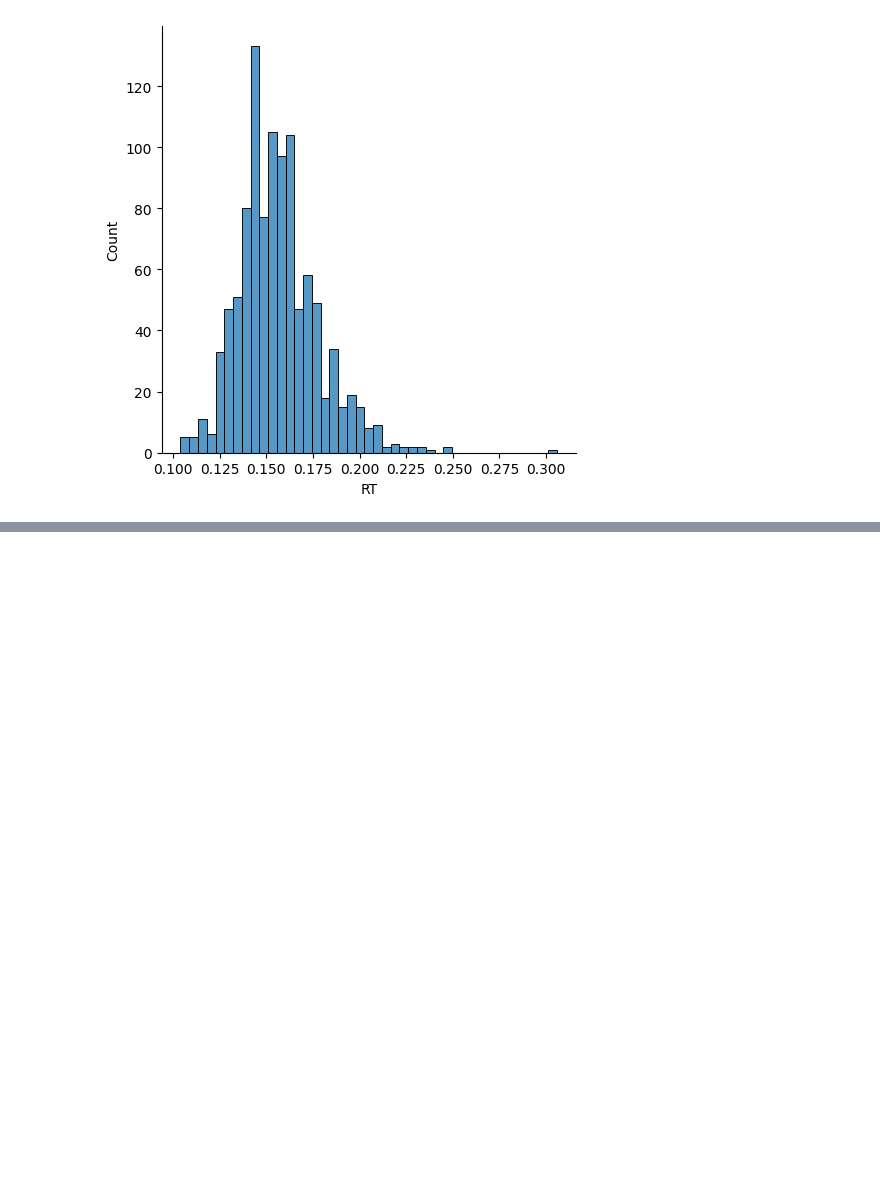
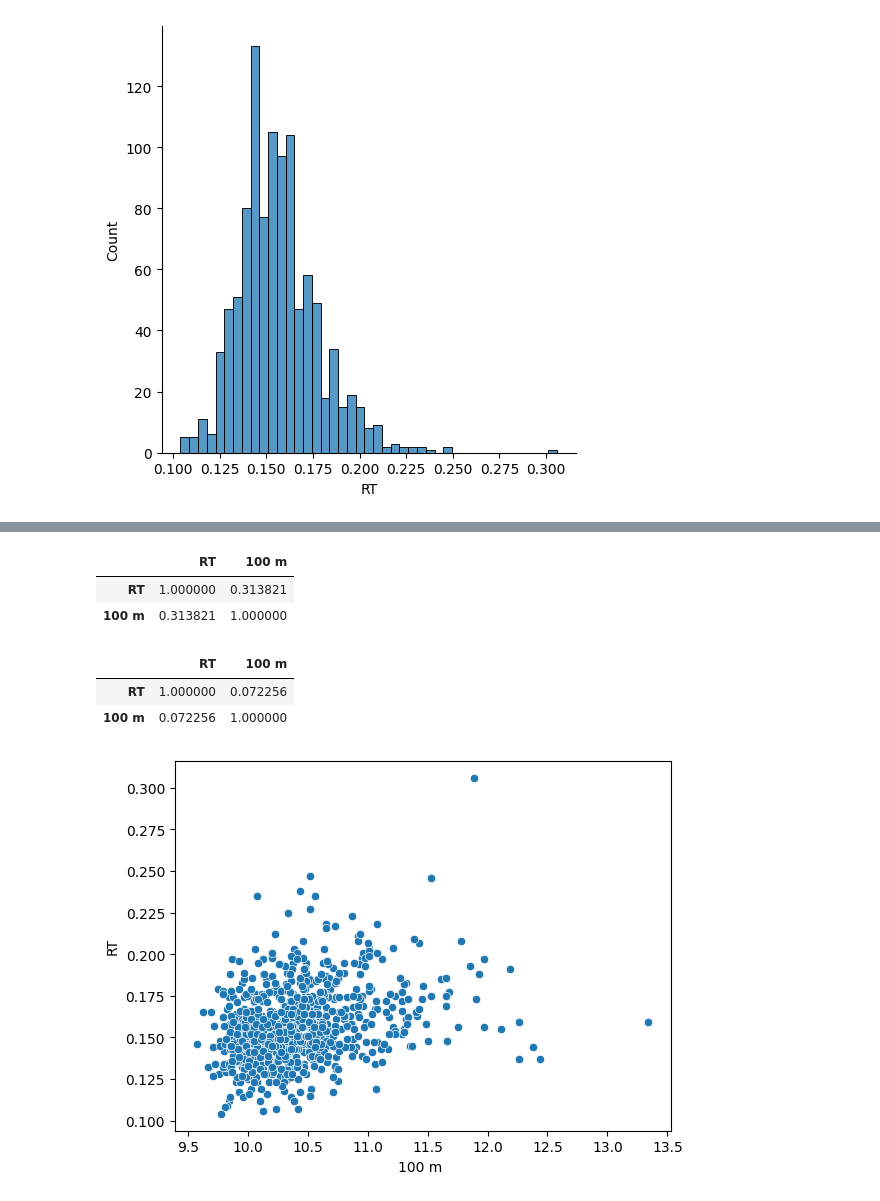
Before and after one commit to edrapac/TrackAndFieldAnalytics, a Jupyter notebook: TrackAnalytics.ipynb, the cells around one changed output, grey strips where cells are left out. Saved outputs shown, nothing was run; the diff lists cells and outputs as text; code cells hidden in the pictures; blank space fills up the shorter version.

```diff
--- a/TrackAnalytics.ipynb
+++ b/TrackAnalytics.ipynb
@@ -53,0 +132,19 @@ plot = sns.displot(mens_100,x="RT")
+# %%
+RT_100m_time = mens_100[['RT','100 m ']]
+RT_100m_time.corr()
+# %% [output]
+|  | RT | 100 m |
+| RT | 1.000000 | 0.313821 |
+| 100 m | 0.313821 | 1.000000 |
+# %%
+men_100m_worldclass = mens_100[mens_100['100 m '] <= 10.0]
+RT_100m_time = men_100m_worldclass[['RT','100 m ']]
+RT_100m_time.corr()
+# %% [output]
+|  | RT | 100 m |
+| RT | 1.000000 | 0.072256 |
+| 100 m | 0.072256 | 1.000000 |
+# %%
+sns.scatterplot(x="100 m ", y="RT", data=mens_100);
+# %% [output]
+[figure, added]
```
Also changed, not shown: parts of 24 cells of this notebook, 6 other files.
